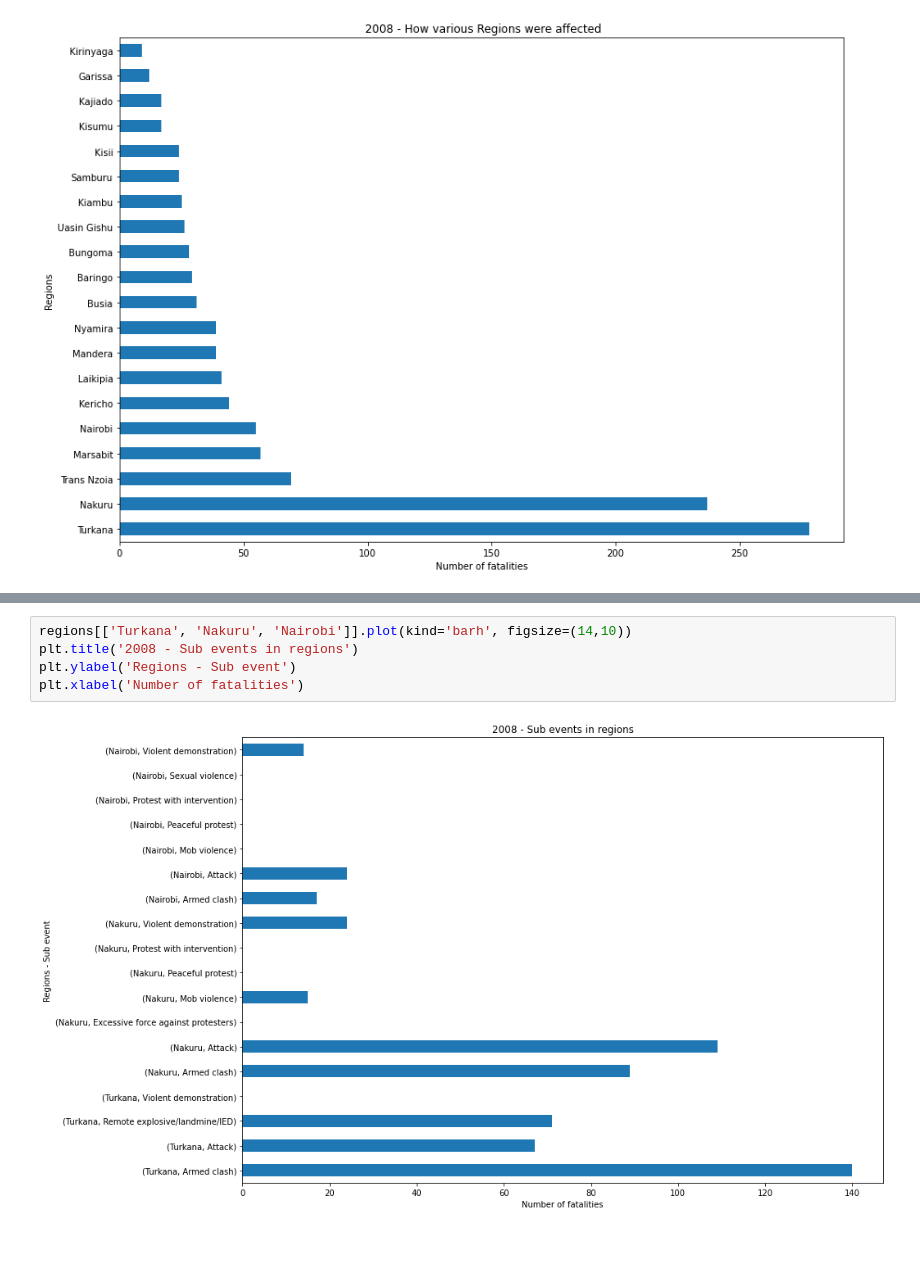
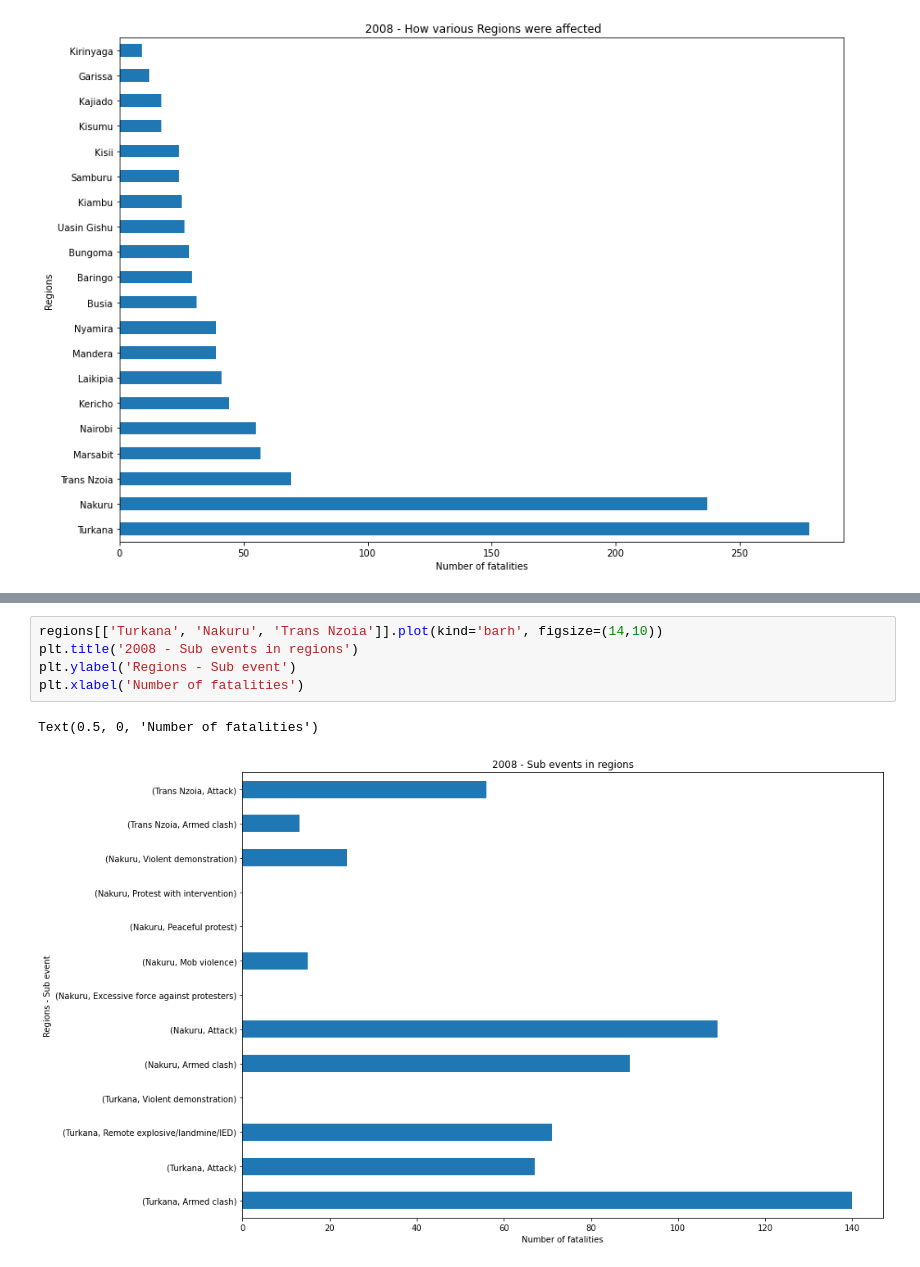
Before and after one commit to davidkiama/-SitakiViolence, a Jupyter notebook: 2008-violence_Ke.ipynb, the cells around one changed output, grey strips where cells are left out. Cells and saved outputs as stored; diff of their text form.

```diff
--- a/2008-violence_Ke.ipynb
+++ b/2008-violence_Ke.ipynb
@@ -92,7 +70,8 @@ Name: fatalities, dtype: int64
 # %%
-regions[['Turkana', 'Nakuru', 'Nairobi']].plot(kind='barh', figsize=(14,10))
+regions[['Turkana', 'Nakuru', 'Trans Nzoia']].plot(kind='barh', figsize=(14,10))
 plt.title('2008 - Sub events in regions')
 plt.ylabel('Regions - Sub event')
 plt.xlabel('Number of fatalities')
 # %% [output]
+Text(0.5, 0, 'Number of fatalities')
-[figure, old version]
+[figure, new version]
```
Also changed, not shown: parts of 1 cell of this notebook, 4 other files.
